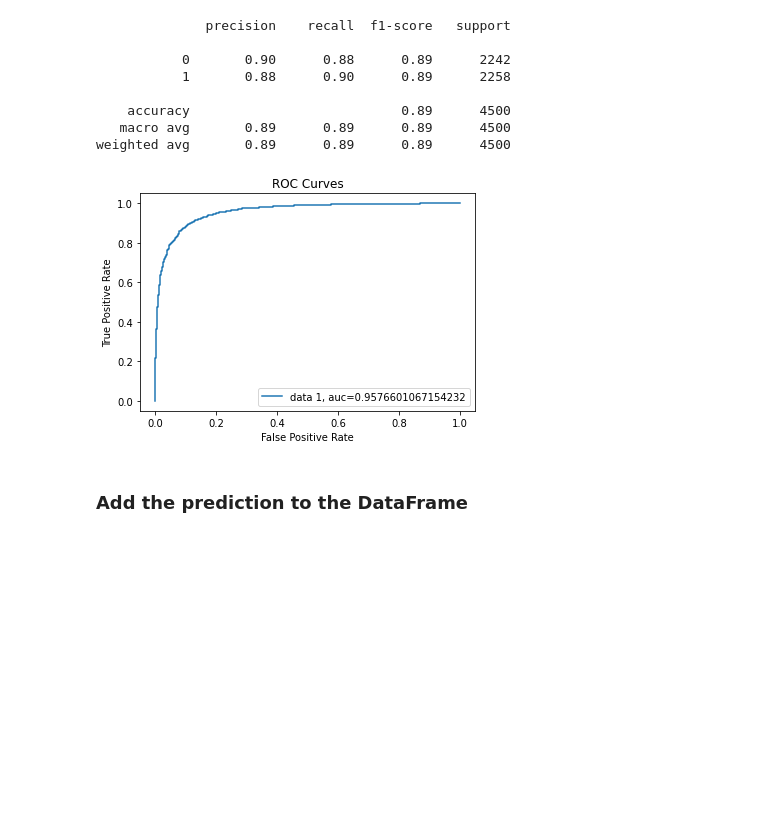
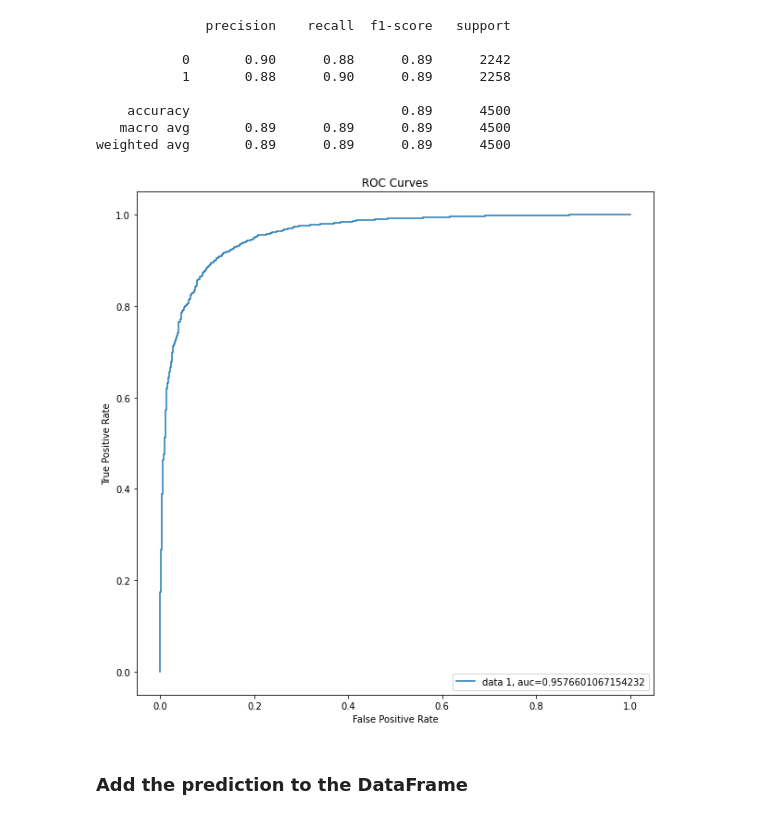
Before and after one commit to Trantracy/Movie-review-with-Logistic-Regression, a Jupyter notebook: Movie_review_updated.ipynb, the cells around one changed output. Cells and saved outputs as stored; diff of their text form; code cells hidden in the pictures; blank space fills up the shorter version.

```diff
--- a/Movie_review_updated.ipynb
+++ b/Movie_review_updated.ipynb
@@ -183,19 +183,20 @@ weighted avg       0.89      0.89      0.89      4500
 # %%
 # Sentiment_model evaluation by ROC Curves
 from sklearn.metrics import roc_curve, roc_auc_score, auc
 from sklearn import metrics
 
+fig = plt.figure(1, figsize = (10, 10))
 y_pred_proba = clf.predict_proba(X_test)[::,1]
 fpr, tpr, _ = metrics.roc_curve(y_test,  y_pred_proba)
 auc = metrics.roc_auc_score(y_test, y_pred_proba)
 plt.plot(fpr,tpr,label="data 1, auc="+str(auc))
 plt.legend(loc='lower right')
 plt.ylabel('True Positive Rate')
 plt.xlabel('False Positive Rate')
 plt.title('ROC Curves')
 plt.show()
 # %% [output]
-[figure, old version]
+[figure, new version]
 # %% [markdown]
 ### Add the prediction to the DataFrame
 # %%
```
